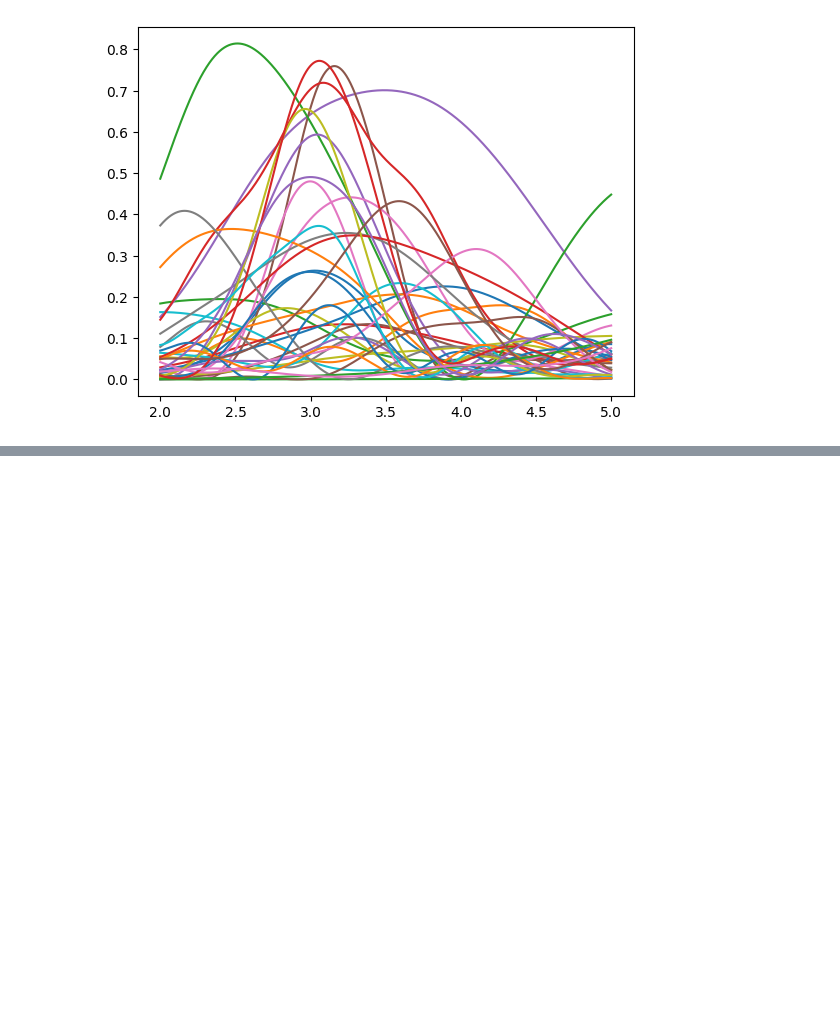
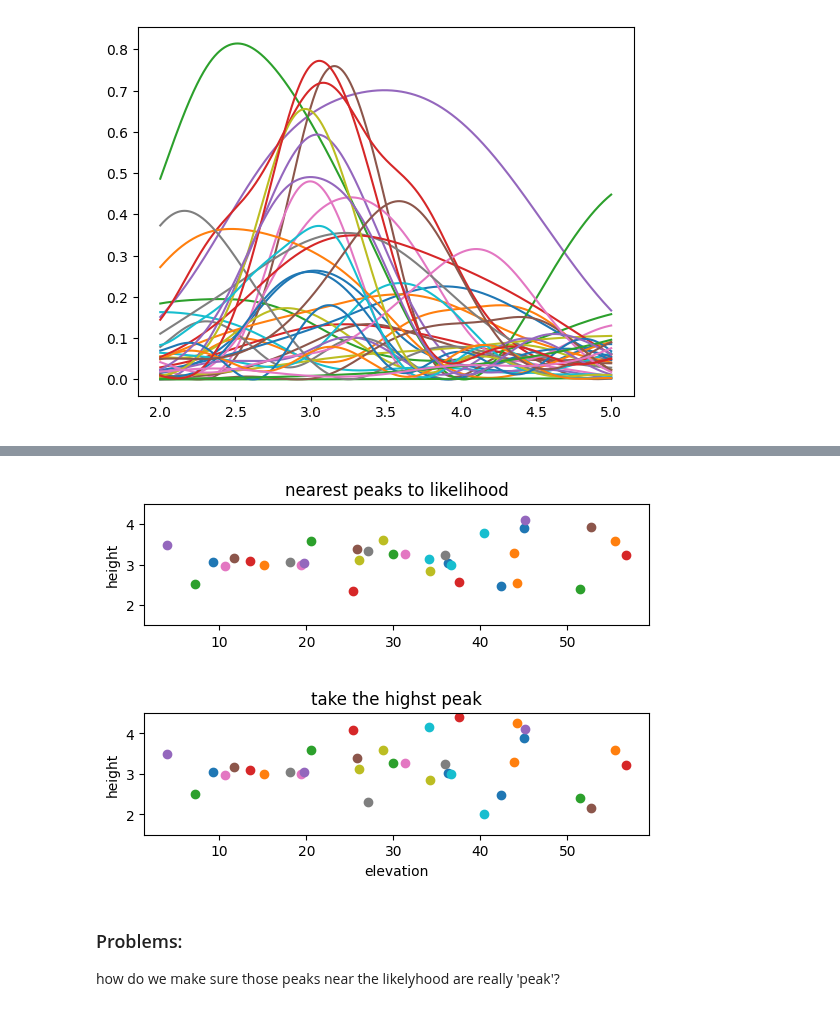
Before and after one commit to ziqing97/gnss_ir_analyze, a Jupyter notebook: src/test_filtter_using_likelyhood.ipynb, the cells around one changed output, grey strips where cells are left out. Cells and saved outputs as stored; diff of their text form; code cells hidden in the pictures; blank space fills up the shorter version.

```diff
--- a/src/test_filtter_using_likelyhood.ipynb
+++ b/src/test_filtter_using_likelyhood.ipynb
@@ -43,0 +60,40 @@ array([3.11])
+# %%
+height_from_likelihood = {}
+for sate_code in power_dict:
+    height_from_likelihood[sate_code] = []
+    for power in power_dict[sate_code]:
+        peaks,_= signal.find_peaks(power)
+        if peaks.size != 0:
+            peaks_power = power[peaks]
+
+            height_at_peak = frequency[peaks]
+            diff = height_at_peak - height_likelihood
+            index = (abs(diff) == min(abs(diff)))
+            height = height_at_peak[index]
+            height_from_likelihood[sate_code].append(height)
+# %%
+
+fig, axs = plt.subplots(2)
+for sate_code in elevation_dict:
+    for i,ele_dict in enumerate(elevation_dict[sate_code]):
+        ele = ele_dict['avg']
+        h1 = height_from_likelihood[sate_code][i]
+        h2 = height_dict[sate_code][i]
+        axs[0].scatter(ele,h1)
+        axs[1].scatter(ele,h2)
+
+axs[0].set_ylim(1.5,4.5)
+axs[0].set_title('nearest peaks to likelihood')
+axs[1].set_xlabel('elevation')
+axs[0].set_ylabel('height')
+
+axs[1].set_ylim(1.5,4.5)
+axs[1].set_title('take the highst peak')
+axs[1].set_xlabel('elevation')
+axs[1].set_ylabel('height')
+fig.tight_layout(pad=3.0)
+# %% [output]
+[figure, added]
+# %% [markdown]
+### Problems:
+how do we make sure those peaks near the likelyhood are really 'peak'?
```
Also changed, not shown: parts of 4 cells of this notebook, 1 other file.
